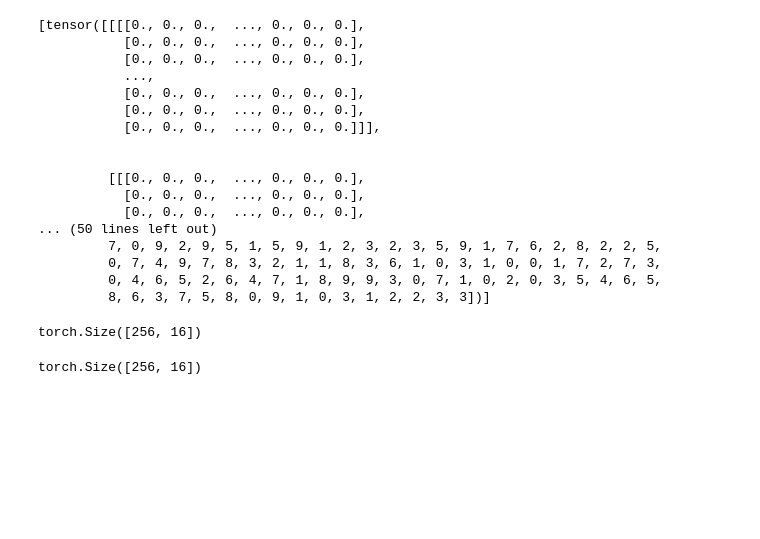
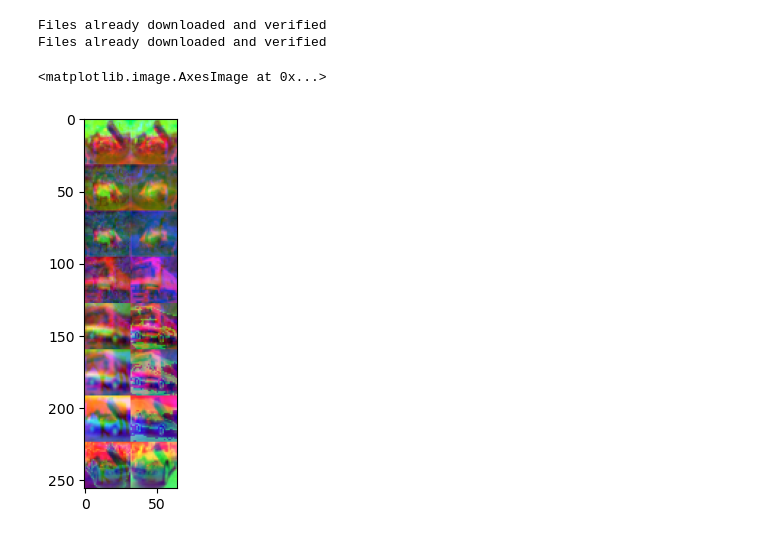
Before and after one commit to pdumin/barlow_twins, a Jupyter notebook: barlow_twins.ipynb, the cells around one changed output. Cells and saved outputs as stored; diff of their text form; code cells hidden in the pictures; blank space fills up the shorter version.

```diff
--- a/barlow_twins.ipynb
+++ b/barlow_twins.ipynb
@@ -17,6 +21,7 @@ import numpy as np
 # %%
 Ya_transforms = T.Compose(
     [
+        T.Resize((32, 32)),
         T.ToTensor(),
         T.RandomChoice(
             [
@@ -31,19 +36,20 @@ Ya_transforms = T.Compose(
 
 Yb_transforms = T.Compose(
     [
+        T.Resize((32, 32)),
         T.ToTensor(),
         T.RandomChoice(
             [
                 T.ColorJitter(),
                 T.RandomHorizontalFlip(),
-                T.GaussianBlur(3),
-                T.RandomSolarize(.6)
+                T.GaussianBlur(9),
+                T.RandomSolarize(.3)
             ]
         )
     ]
 )
 # %%
-A_dataset = MNIST(
+A_dataset = CIFAR10(
     'data',
     train = 'True',
     download = True,
@@ -51,11 +57,14 @@ A_dataset = MNIST(
 )
 
 
-B_dataset = MNIST(
+B_dataset = CIFAR10(
     'data',
     train = 'True',
     download = True,
     transform=Yb_transforms
 )
+# %% [output]
+Files already downloaded and verified
+Files already downloaded and verified
 # %%
 BATCH_SIZE=256
@@ -63,23 +71,12 @@ BATCH_SIZE=256
 A_loader = DataLoader(A_dataset, batch_size=BATCH_SIZE)
 B_loader = DataLoader(B_dataset, batch_size=BATCH_SIZE)
-# %%
-next(iter(A_loader))
-# %% [output]
-[tensor([[[[0., 0., 0.,  ..., 0., 0., 0.],
-           [0., 0., 0.,  ..., 0., 0., 0.],
-           [0., 0., 0.,  ..., 0., 0., 0.],
-           ...,
-           [0., 0., 0.,  ..., 0., 0., 0.],
-           [0., 0., 0.,  ..., 0., 0., 0.],
-           [0., 0., 0.,  ..., 0., 0., 0.]]],
-
-
-         [[[0., 0., 0.,  ..., 0., 0., 0.],
-           [0., 0., 0.,  ..., 0., 0., 0.],
-           [0., 0., 0.,  ..., 0., 0., 0.],
-... (50 lines left out)
-         7, 0, 9, 2, 9, 5, 1, 5, 9, 1, 2, 3, 2, 3, 5, 9, 1, 7, 6, 2, 8, 2, 2, 5,
-         0, 7, 4, 9, 7, 8, 3, 2, 1, 1, 8, 3, 6, 1, 0, 3, 1, 0, 0, 1, 7, 2, 7, 3,
-         0, 4, 6, 5, 2, 6, 4, 7, 1, 8, 9, 9, 3, 0, 7, 1, 0, 2, 0, 3, 5, 4, 6, 5,
-         8, 6, 3, 7, 5, 8, 0, 9, 1, 0, 3, 1, 2, 2, 3, 3])]
+# %%
+n = 8
+a_example = next(iter(A_loader))[0][:n].view(3, 32*n, 32).permute(1, 2, 0)
+b_example = next(iter(B_loader))[0][:n].view(3, 32*n, 32).permute(1, 2, 0)
+
+plt.imshow(torch.cat([a_example, b_example], 1))
+# %% [output]
+<matplotlib.image.AxesImage at 0x...>
+[figure, added]
 # %%
@@ -114,6 +110,0 @@ class Encoder(nn.Module):
-# %%
-fake_data = torch.randn(256, 1, 28, 28)
-
-Encoder()(fake_data).shape
-# %% [output]
-torch.Size([256, 16])
@@ -134,6 +130,2 @@ class Projector(nn.Module):
-# %%
-Projector()(torch.randn(256, 16)).shape
-# %% [output]
-torch.Size([256, 16])
 # %%
 class F_theta(nn.Module):
```
Also changed, not shown: parts of 13 cells of this notebook, 1 other file.
